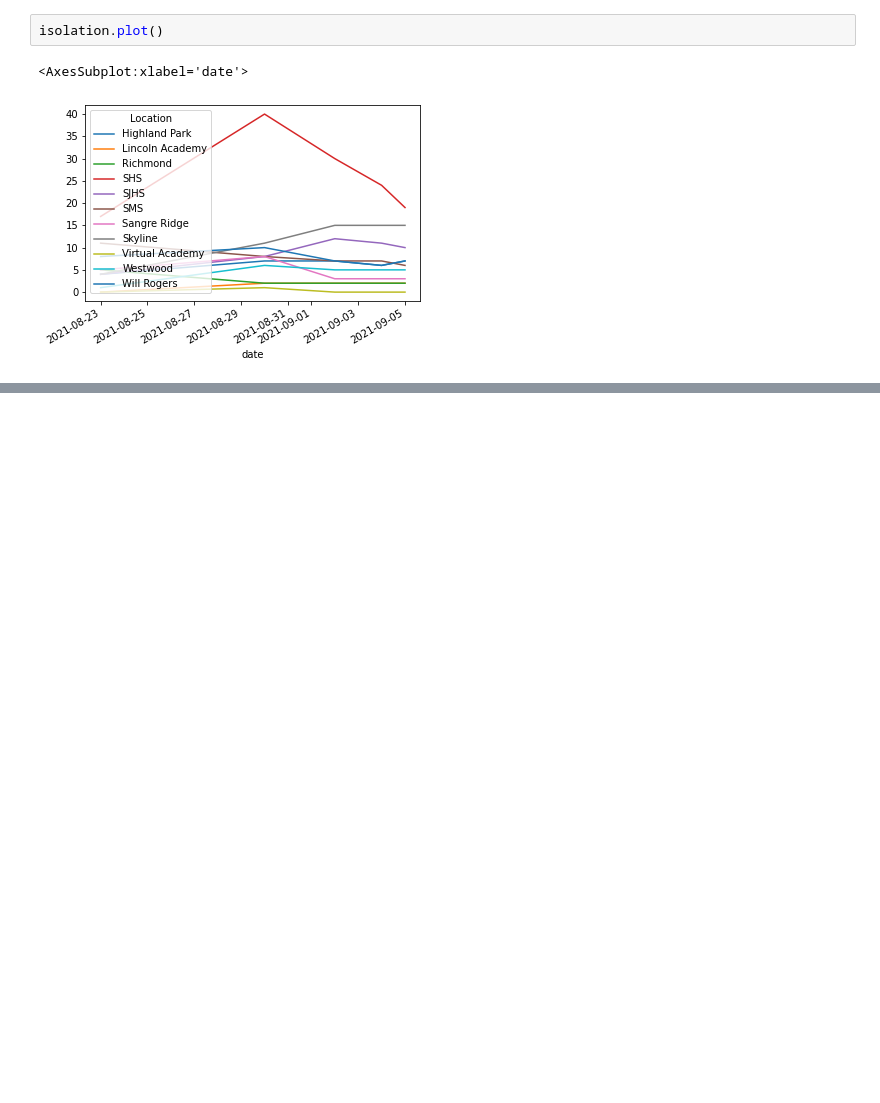
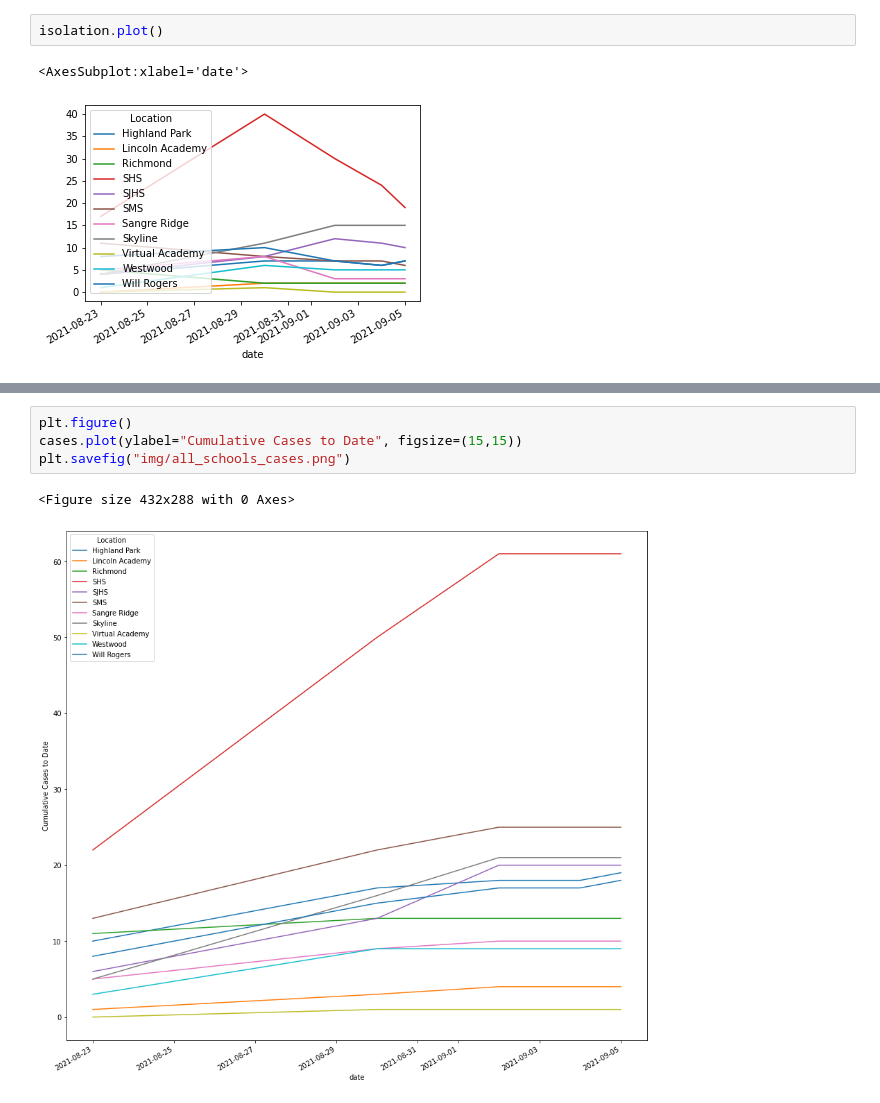
Before and after one commit to jwiggi18/stw_schs_covid_data, a Jupyter notebook: Untitled1.ipynb, the cells around one changed output, grey strips where cells are left out. Drawn from its saved outputs; the diff is of its cells as text; blank space fills up the shorter version.

Commit message:
updated plot

```diff
--- a/Untitled1.ipynb
+++ b/Untitled1.ipynb
@@ -80 +83,8 @@ isolation_all = isolation.plot(ylabel="Student Cases in Isolation", figsize=(15,
 [figure]
+# %%
+plt.figure()
+cases.plot(ylabel="Cumulative Cases to Date", figsize=(15,15))
+plt.savefig("img/all_schools_cases.png")
+# %% [output]
+<Figure size 432x288 with 0 Axes>
+[figure, added]
```
Also changed, not shown: parts of 8 cells of this notebook, 7 other files.
